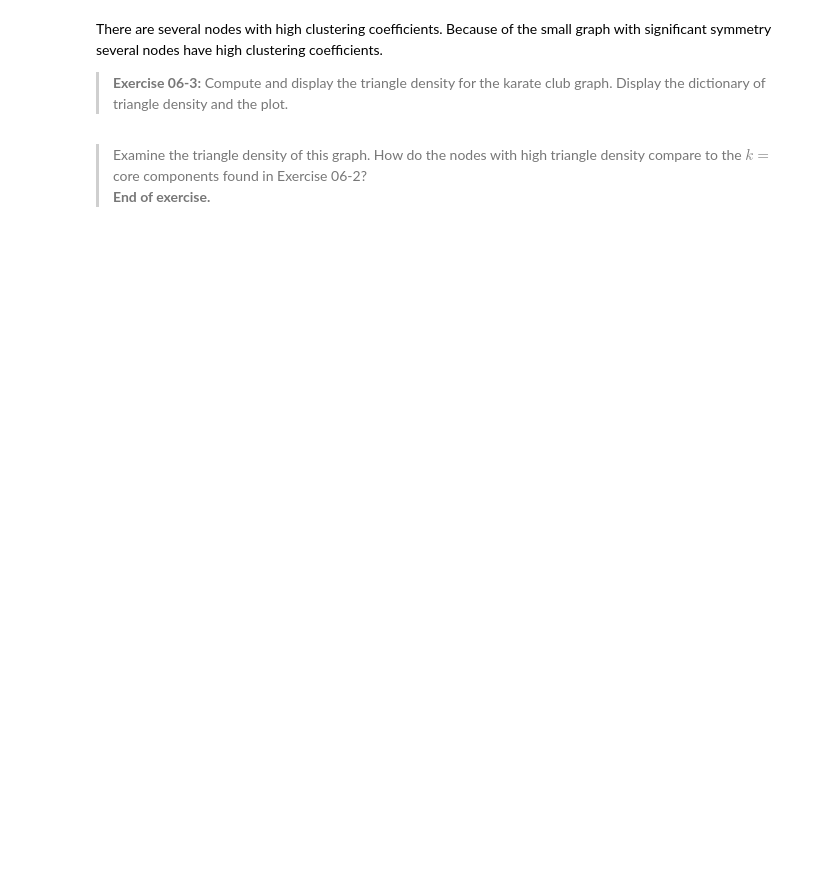
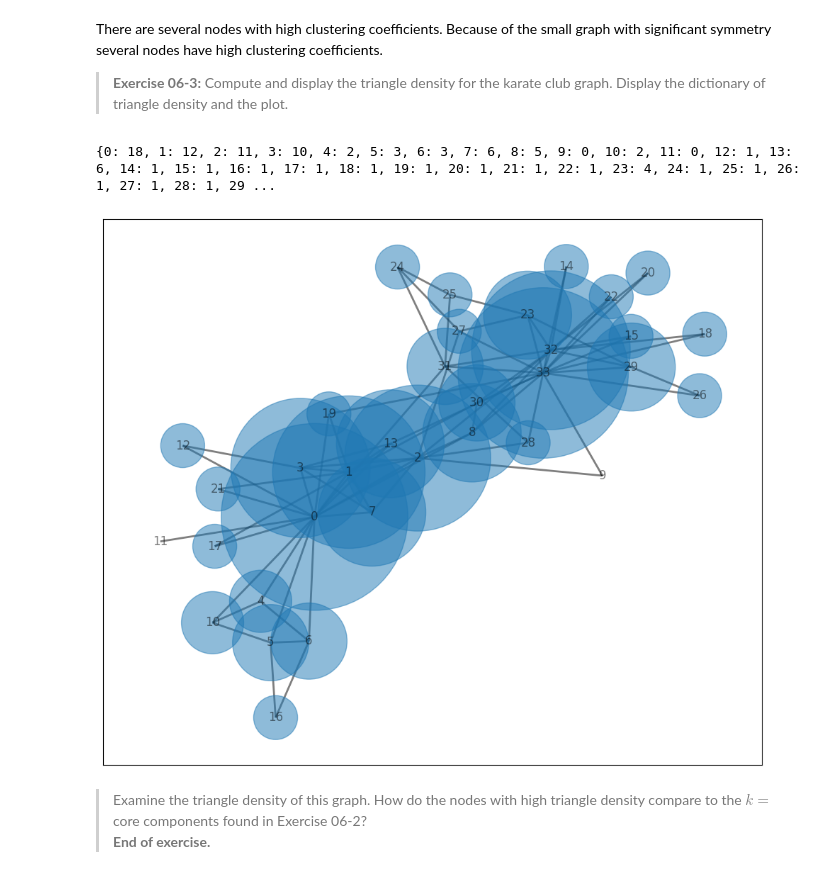
Before and after one commit to StephenElston/CSCI-E-108, a Jupyter notebook: notebooks/06_SocialNetworkAnalysis.ipynb, the cells around one changed output. Drawn from its saved outputs; the diff is of its cells as text; code cells hidden in the pictures; blank space fills up the shorter version.

```diff
--- a/notebooks/06_SocialNetworkAnalysis.ipynb
+++ b/notebooks/06_SocialNetworkAnalysis.ipynb
@@ -190,7 +252,17 @@ There are several nodes with high clustering coefficients. Because of the small
 
 > **Exercise 06-3:** Compute and display the triangle density for the karate club graph. Display the dictionary of triangle density and the plot.
 # %%
-## Compute triangle density
+# Compute triangle density for the karate club graph
+triangles_karate = nx.triangles(K_club)
+
+# Plot the triangle density
+plot_centrality(K_club, triangles_karate, size=2000, width=2)
+
+# Display the dictionary of triangle density
+print(triangles_karate)
+# %% [output]
+{0: 18, 1: 12, 2: 11, 3: 10, 4: 2, 5: 3, 6: 3, 7: 6, 8: 5, 9: 0, 10: 2, 11: 0, 12: 1, 13: 6, 14: 1, 15: 1, 16: 1, 17: 1, 18: 1, 19: 1, 20: 1, 21: 1, 22: 1, 23: 4, 24: 1, 25: 1, 26: 1, 27: 1, 28: 1, 29 ...
+[figure, added]
 # %% [markdown]
 > Examine the triangle density of this graph. How do the nodes with high triangle density compare to the $k=$ core components found in Exercise 06-2?
 > **End of exercise.**
```
Also changed, not shown: parts of 30 cells of this notebook.
